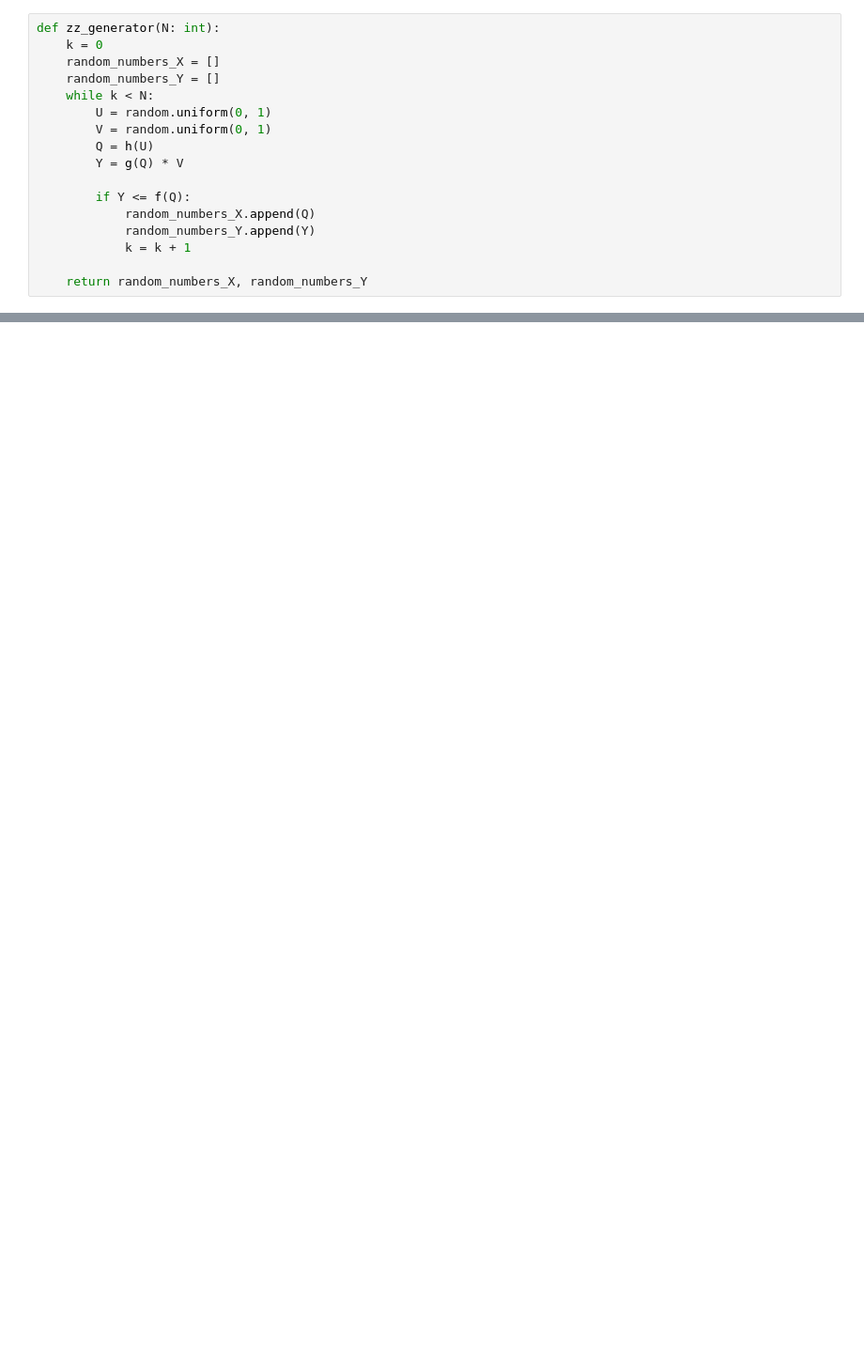
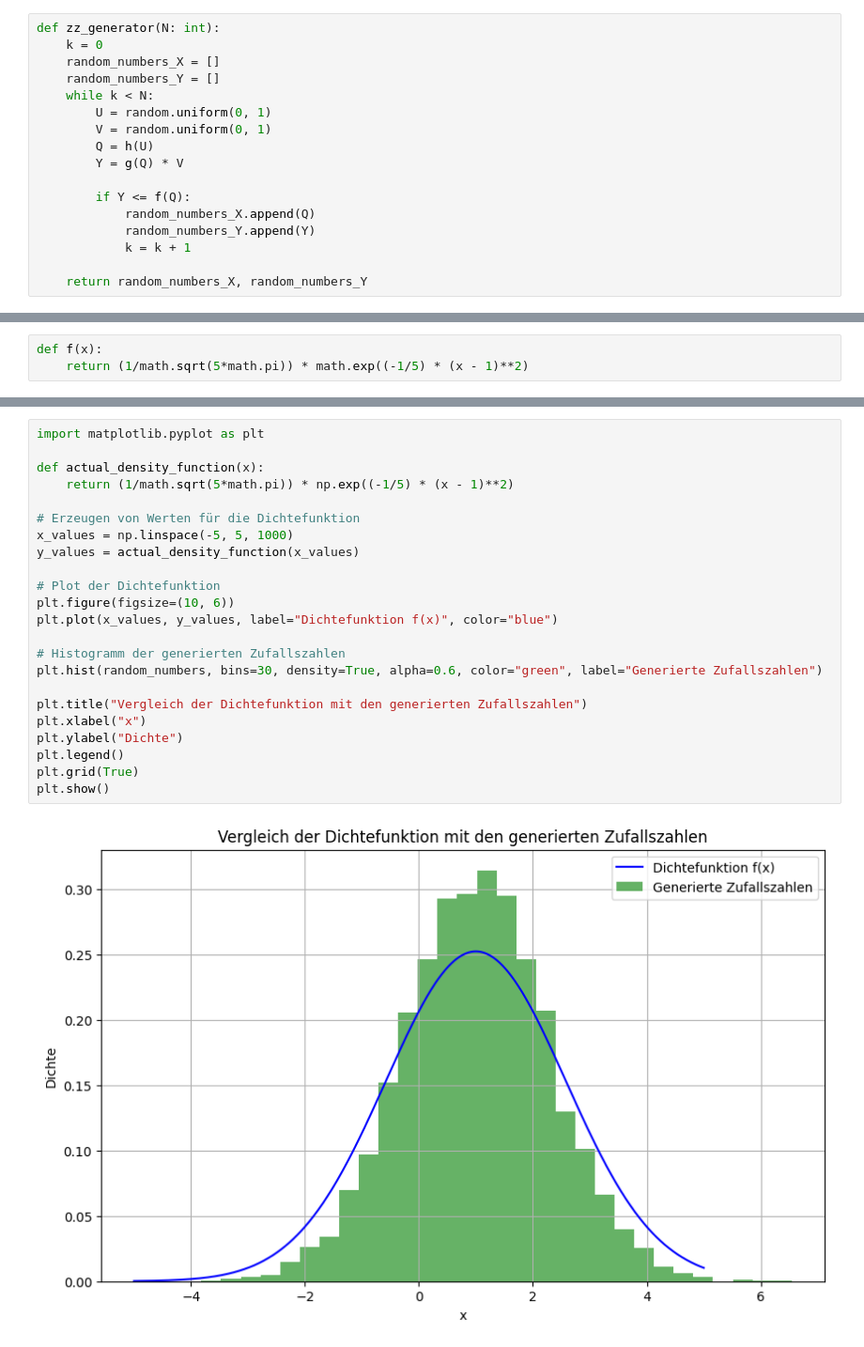
Before and after one commit to tombk556/Mathematische-Stochastische-Modelle-und-MC-Simulationen, a Jupyter notebook: Zufallszahlen/main.ipynb, the cells around one changed output, grey strips where cells are left out. Shown at 94% size. Saved outputs shown, nothing was run; the diff lists cells and outputs as text; blank space fills up the shorter version.

```diff
--- a/Zufallszahlen/main.ipynb
+++ b/Zufallszahlen/main.ipynb
@@ -172,0 +172,3 @@ plt.show()
+# %%
+def f(x):
+    return (1/math.sqrt(5*math.pi)) * math.exp((-1/5) * (x - 1)**2)
@@ -172,0 +208,25 @@ plt.show()
+# %%
+import matplotlib.pyplot as plt
+
+def actual_density_function(x):
+    return (1/math.sqrt(5*math.pi)) * np.exp((-1/5) * (x - 1)**2)
+
+# Erzeugen von Werten für die Dichtefunktion
+x_values = np.linspace(-5, 5, 1000)
+y_values = actual_density_function(x_values)
+
+# Plot der Dichtefunktion
+plt.figure(figsize=(10, 6))
+plt.plot(x_values, y_values, label="Dichtefunktion f(x)", color="blue")
+
+# Histogramm der generierten Zufallszahlen
+plt.hist(random_numbers, bins=30, density=True, alpha=0.6, color="green", label="Generierte Zufallszahlen")
+
+plt.title("Vergleich der Dichtefunktion mit den generierten Zufallszahlen")
+plt.xlabel("x")
+plt.ylabel("Dichte")
+plt.legend()
+plt.grid(True)
+plt.show()
+# %% [output]
+[figure, added]
```
Also changed, not shown: parts of 13 cells of this notebook.
